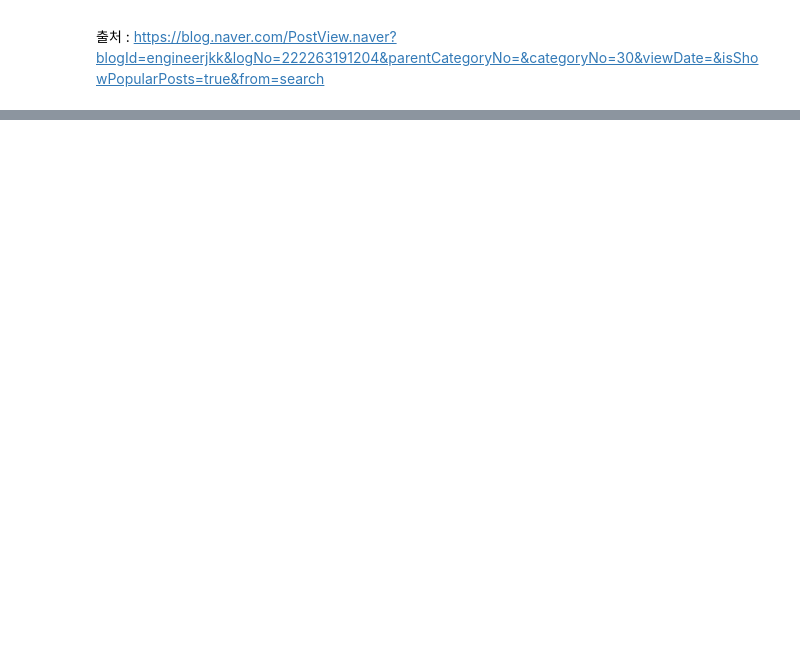
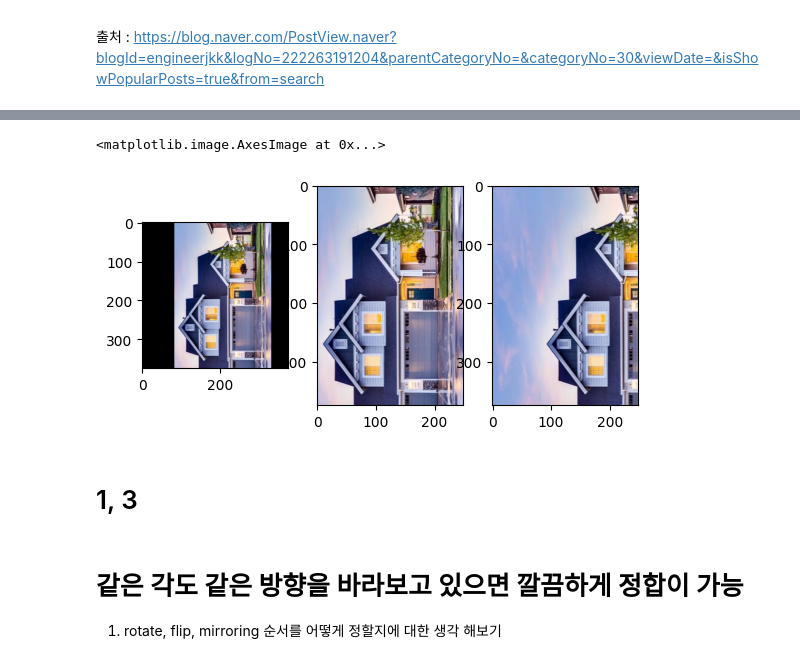
Before and after one commit to Lee-jun-young98/D_meta, a Jupyter notebook: merge_image.ipynb, the cells around one changed output, grey strips where cells are left out. Drawn from its saved outputs; the diff is of its cells as text; code cells hidden in the pictures; blank space fills up the shorter version.

```diff
--- a/merge_image.ipynb
+++ b/merge_image.ipynb
@@ -75,4 +116,4 @@ pts1 = np.float32([kp1[m.queryIdx].pt for m in good_matches]).reshape(-1, 1, 2)
 pts2 = np.float32([kp2[m.trainIdx].pt for m in good_matches]).reshape(-1, 1, 2)
 
 # 변환 행렬 계산
-M, _ = cv2.findHomography(pts1, pts2, cv2.RANSAC, 5.0) # 최소 4개의 대응점 필요
+M, _ = cv2.findHomography(pts1, pts2, cv2.RANSAC, 10.0) # 최소 4개의 대응점 필요
@@ -86,0 +120,19 @@ plt.imshow(imgs_list[2])
+# %%
+img1 = imgs_list[0]
+img2 = rotate(mirroring(imgs_list[2]))
+# %%
+# 이미지 정합
+result = cv2.warpPerspective(img1, M, (img1.shape[0], img2.shape[0]))
+
+# 결과 출력
+plt.subplot(1,3,1)
+plt.imshow(result)
+plt.subplot(1,3,2)
+plt.imshow(img1)
+plt.subplot(1,3,3)
+plt.imshow(img2)
+# %% [output]
+<matplotlib.image.AxesImage at 0x...>
+[figure, added]
+# %% [markdown]
+# 1, 3
@@ -86,0 +178,3 @@ plt.imshow(imgs_list[2])
+# %% [markdown]
+# 같은 각도 같은 방향을 바라보고 있으면 깔끔하게 정합이 가능
+1. rotate, flip, mirroring 순서를 어떻게 정할지에 대한 생각 해보기
```
Also changed, not shown: parts of 26 cells of this notebook, 3 other files.
